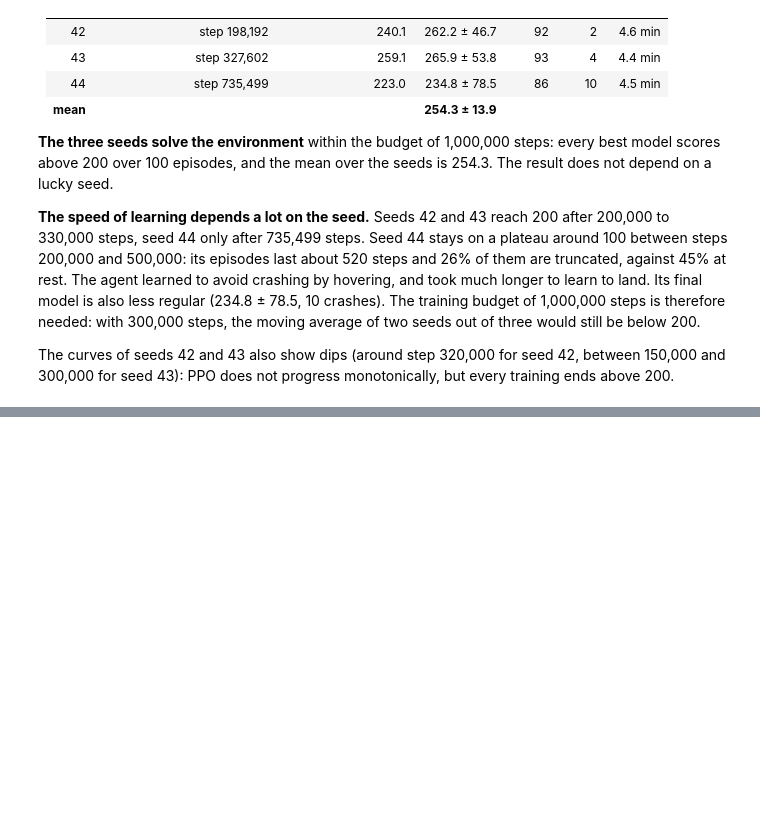
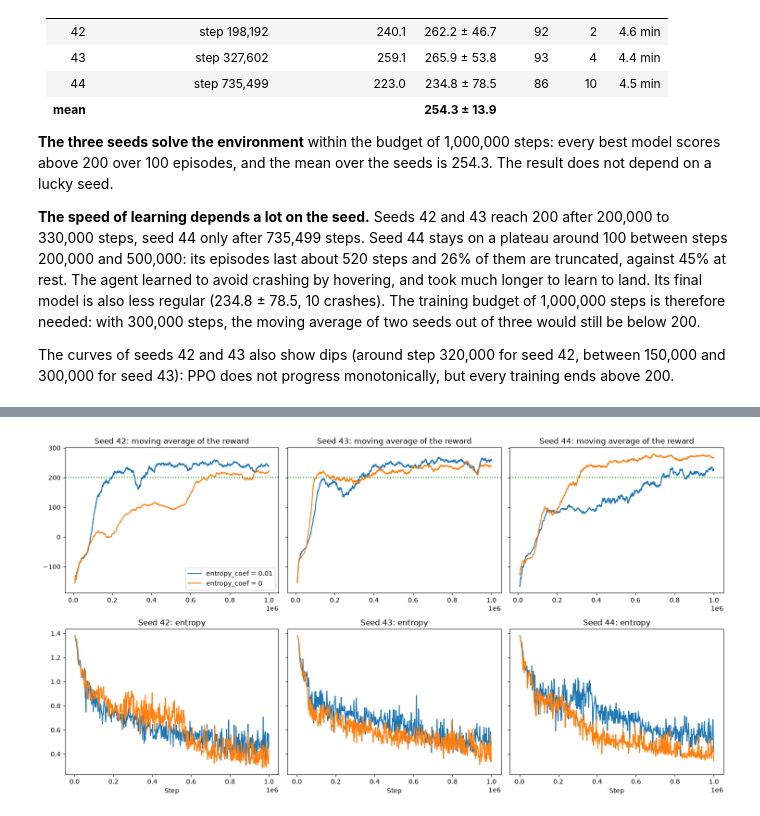
Before and after one commit to louispouillet/starttrek, a Jupyter notebook: ppo.ipynb, the cells around one changed output, grey strips where cells are left out. Drawn from its saved outputs; the diff is of its cells as text; code cells hidden in the pictures; blank space fills up the shorter version.

Commit message:
feat(ppo): add entropy bonus experiment over three seeds

```diff
--- a/ppo.ipynb
+++ b/ppo.ipynb
@@ -1462,0 +1481,63 @@ The curves of seeds 42 and 43 also show dips (around step 320,000 for seed 42, b
+# %%
+NO_ENTROPY_CONFIG = replace(config, entropy_coef=0.0)
+FINAL_UPDATES = 10
+PLATEAU_START, PLATEAU_END = 300_000, 600_000
+
+
+def experiment_paths(*, name: str, seed: int) -> tuple[Path, Path]:
+    return Path(f"ppo_{name}_seed_{seed}_lunarlander.pt"), Path(f"ppo_{name}_seed_{seed}_training_log.pt")
+
+
+def truncated_share(*, episodes: list[EpisodeResult], start: int, end: int) -> float:
+    episode_end_steps = np.cumsum([episode.n_steps for episode in episodes])
+    return float(np.mean([
+        episode.end_reason == TRUNCATED
+        for episode, end_step in zip(episodes, episode_end_steps)
+        if start <= end_step < end
+    ]))
+
+
+def plot_experiment_curves(*, variants: dict[str, dict[int, SeedResult]], config: PPOConfig) -> None:
+    figure, axes = plt.subplots(2, len(SEEDS), figsize=(15, 8), sharey="row")
+    for column, seed in enumerate(SEEDS):
+        for name, seed_results in variants.items():
+            training = seed_results[seed].training
+            update_steps = np.arange(1, len(training.update_stats) + 1) * config.n_steps
+            axes[0, column].plot(*moving_average_by_step(episodes=training.episodes), label=name)
+            axes[1, column].plot(update_steps, [stats.entropy for stats in training.update_stats], label=name)
+        axes[0, column].axhline(SOLVED_THRESHOLD, color="green", linestyle=":")
+        axes[0, column].set_title(f"Seed {seed}: moving average of the reward")
+        axes[1, column].set_title(f"Seed {seed}: entropy")
+        axes[1, column].set_xlabel("Step")
+    axes[0, 0].legend()
+    figure.tight_layout()
+    plt.show()
+
+
+no_entropy_results = {}
+for seed in SEEDS:
+    model_path, log_path = experiment_paths(name="no_entropy", seed=seed)
+    no_entropy_results[seed] = SeedResult(
+        training=train_or_load(
+            config=NO_ENTROPY_CONFIG, seed=seed, model_path=model_path, log_path=log_path, retrain=RETRAIN
+        ),
+        evaluation=evaluate_saved_model(path=model_path, n_episodes=N_EVAL_EPISODES, seed=FINAL_EVALUATION_SEED),
+    )
+
+variants = {"entropy_coef = 0.01": seed_results, "entropy_coef = 0": no_entropy_results}
+
+print("\nWith the entropy bonus (section 8)")
+print_seed_results(seed_results=seed_results)
+print("\nWithout the entropy bonus")
+print_seed_results(seed_results=no_entropy_results)
+
+print(f"\n{'variant':<22}{'seed':>6}{'final entropy':>15}{'truncated between 300k and 600k steps':>40}")
+for name, variant_results in variants.items():
+    for seed, seed_result in variant_results.items():
+        training = seed_result.training
+        final_entropy = np.mean([stats.entropy for stats in training.update_stats[-FINAL_UPDATES:]])
+        share = truncated_share(episodes=training.episodes, start=PLATEAU_START, end=PLATEAU_END)
+        print(f"{name:<22}{seed:>6}{final_entropy:>15.2f}{share:>40.0%}")
+
+plot_experiment_curves(variants=variants, config=config)
+# %% [output]
@@ -1462,0 +1561 @@ The curves of seeds 42 and 43 also show dips (around step 320,000 for seed 42, b
+[figure, added]
```
Also changed, not shown: parts of 4 cells of this notebook.
